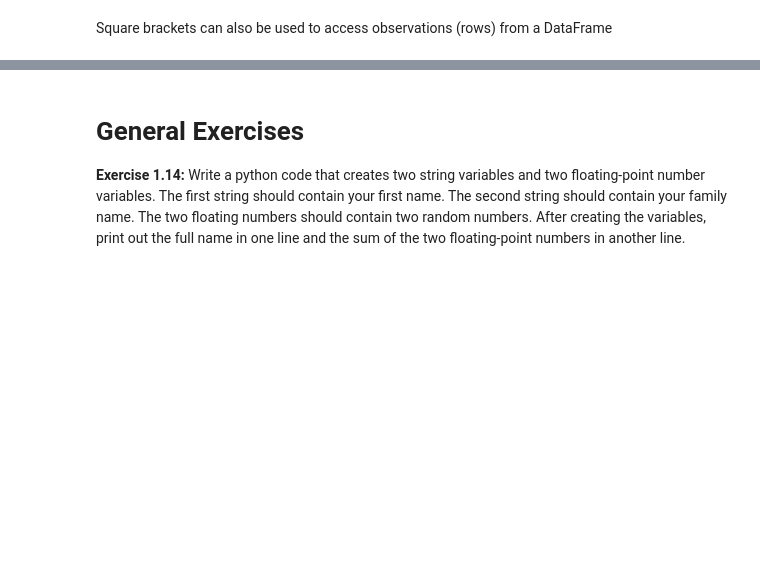
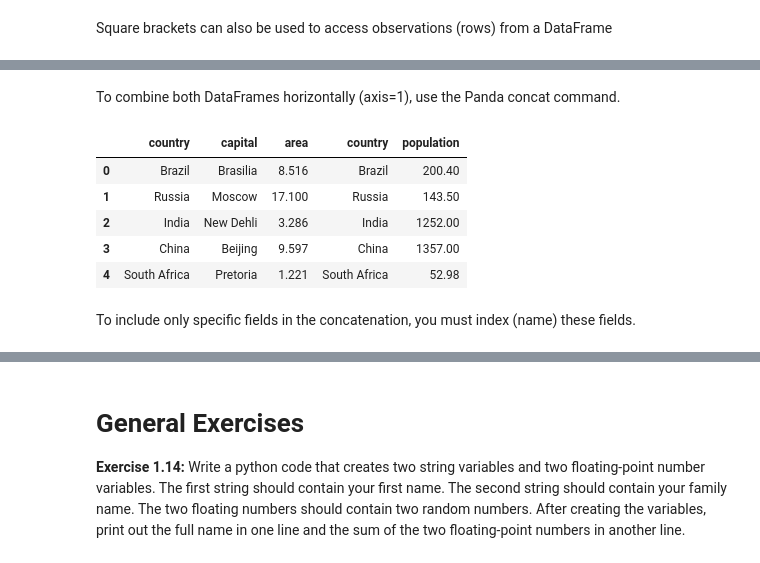
Before and after one commit to mkjubran/IntroToPython-NonIT, a Jupyter notebook: PandasBasics.ipynb, the cells around one changed output, grey strips where cells are left out. Saved outputs shown, nothing was run; the diff lists cells and outputs as text; code cells hidden in the pictures; blank space fills up the shorter version.

```diff
--- a/PandasBasics.ipynb
+++ b/PandasBasics.ipynb
@@ -210,0 +336,16 @@ Audi A5      91000          12000         8
+# %%
+## creating lists
+country = ["Brazil", "Russia", "India", "China", "South Africa"]
+capital = ["Brasilia", "Moscow", "New Dehli", "Beijing", "Pretoria"]
+area = [8.516, 17.10, 3.286, 9.597, 1.221]
+
+## converting lists to pandas series
+country_series = pd.Series(country)
+capital_series = pd.Series(capital)
+area_series = pd.Series(area)
+
+brics_dict = { 'country': country_series, 'capital': capital_series, 'area': area_series}
+
+brics_capital_area = pd.DataFrame(brics_dict)
+
+brics_capital_area
@@ -210,0 +361,14 @@ Audi A5      91000          12000         8
+# %%
+## creating lists
+country = ["Brazil", "Russia", "India", "China", "South Africa"]
+population = [200.4, 143.5, 1252, 1357, 52.98]
+
+## converting lists to pandas series
+country_series = pd.Series(country)
+population_series = pd.Series(population)
+
+brics_dict = { 'country': country_series, 'population': population_series}
+
+brics_population = pd.DataFrame(brics_dict)
+
+brics_population
@@ -210,0 +382,14 @@ Audi A5      91000          12000         8
+# %% [markdown]
+To combine both DataFrames horizontally (axis=1), use the Panda concat command.
+# %%
+brics = pd.concat([brics_capital_area,brics_population], axis=1)
+brics
+# %% [output]
+|  | country | capital | area | country | population |
+| 0 | Brazil | Brasilia | 8.516 | Brazil | 200.40 |
+| 1 | Russia | Moscow | 17.100 | Russia | 143.50 |
+| 2 | India | New Dehli | 3.286 | India | 1252.00 |
+| 3 | China | Beijing | 9.597 | China | 1357.00 |
+| 4 | South Africa | Pretoria | 1.221 | South Africa | 52.98 |
+# %% [markdown]
+To include only specific fields in the concatenation, you must index (name) these fields.
```
Also changed, not shown: parts of 45 cells of this notebook.
